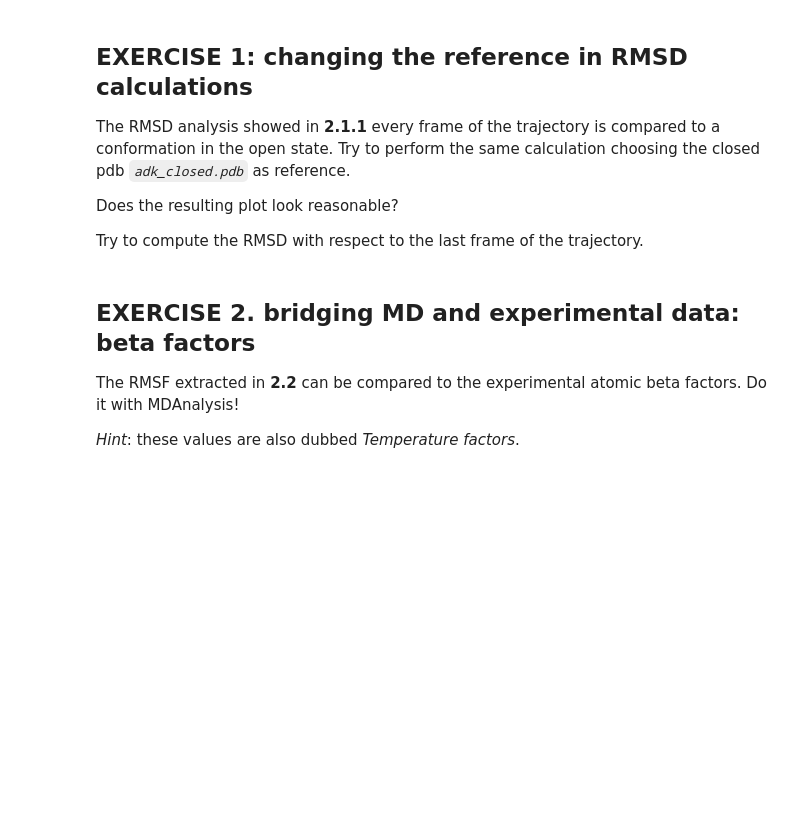
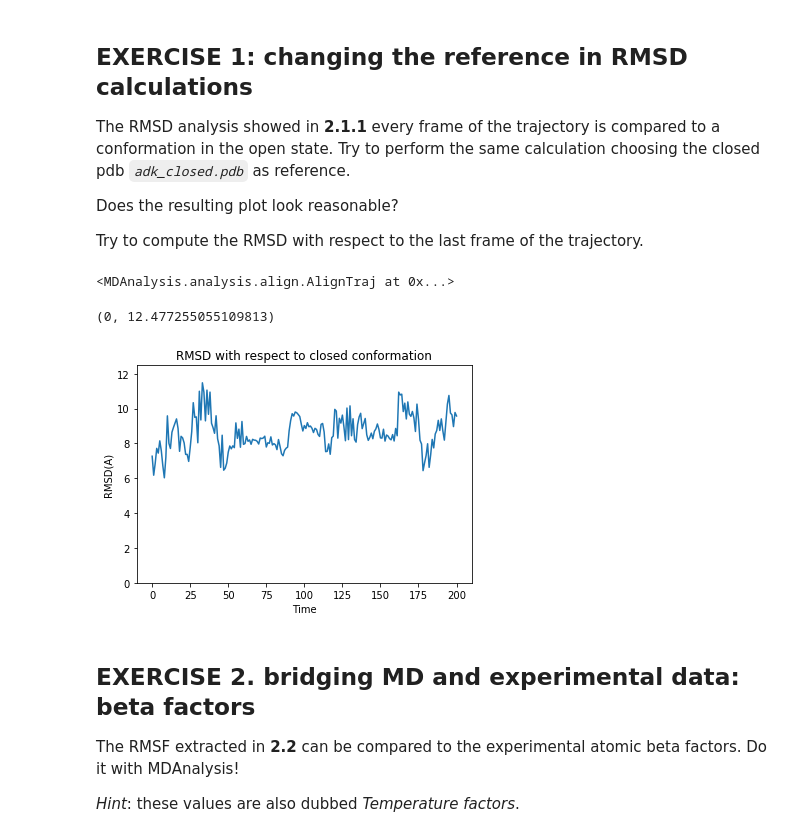
Before and after one commit to MarkDownThere/SAT, a Jupyter notebook: simulation_analysis_notebook.ipynb, the cells around one changed output. Cells and saved outputs as stored; diff of their text form; code cells hidden in the pictures; blank space fills up the shorter version.

```diff
--- a/simulation_analysis_notebook.ipynb
+++ b/simulation_analysis_notebook.ipynb
@@ -772,6 +772,21 @@ from MDAnalysis.analysis import align
 from MDAnalysis.analysis.rms import rmsd
 # %%
 u_closed = mda.Universe(str(PSF),str(cl_PDB))
+# %%
+alignment_closed = align.AlignTraj(universe,reference=u_closed,select="name CA",align=True)
+# %%
+alignment_closed.run()
+# %% [output]
+<MDAnalysis.analysis.align.AlignTraj at 0x...>
+# %%
+plt.plot(alignment_closed.rmsd)
+plt.xlabel("Time")
+plt.ylabel("RMSD(A)")
+plt.title("RMSD with respect to closed conformation")
+plt.ylim(0,max(alignment_closed.rmsd)+1)
+# %% [output]
+(0, 12.477255055109813)
+[figure, added]
 # %% [markdown]
 ## EXERCISE 2. bridging MD and experimental data: beta factors
 The RMSF extracted in **2.2** can be compared to the experimental atomic beta factors. Do it with MDAnalysis!
```
Also changed, not shown: parts of 5 cells of this notebook.
